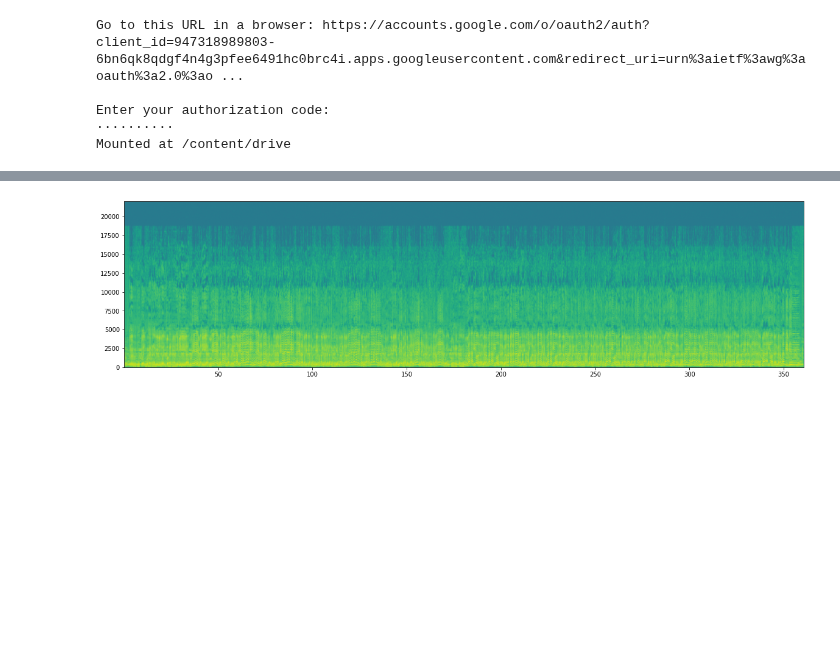
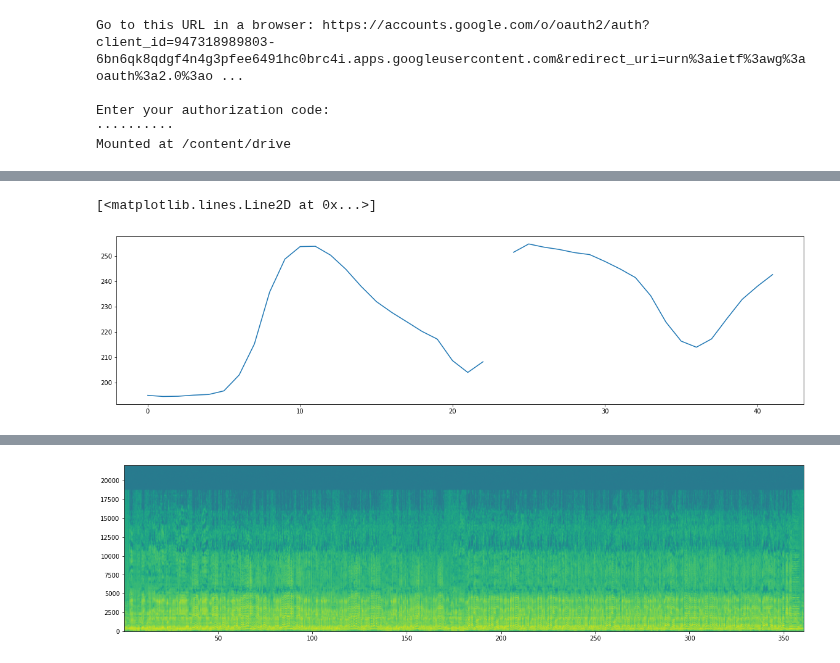
Before and after one commit to Kodhandarama/Audio_Analysis, a Jupyter notebook: pitch_contour.ipynb, the cells around one changed output, grey strips where cells are left out. Saved outputs shown, nothing was run; the diff lists cells and outputs as text; code cells hidden in the pictures; blank space fills up the shorter version.

```diff
--- a/pitch_contour.ipynb
+++ b/pitch_contour.ipynb
@@ -235,0 +260,13 @@ kalyani_2.plot(cpn = True,gamaka = True)
+# %%
+b = np.zeros(a.shape[0]+2-a.shape[0]%2)
+b[:a.shape[0]] = a
+b  = b.reshape(int(b.shape[0]/2),2)
+# %%
+avg = []
+for i in b:
+  avg.append(np.sum(i)/2)
+# %%
+plt.plot(avg[1:-2])
+# %% [output]
+[<matplotlib.lines.Line2D at 0x...>]
+[figure, added]
```
Also changed, not shown: parts of 14 cells of this notebook.
